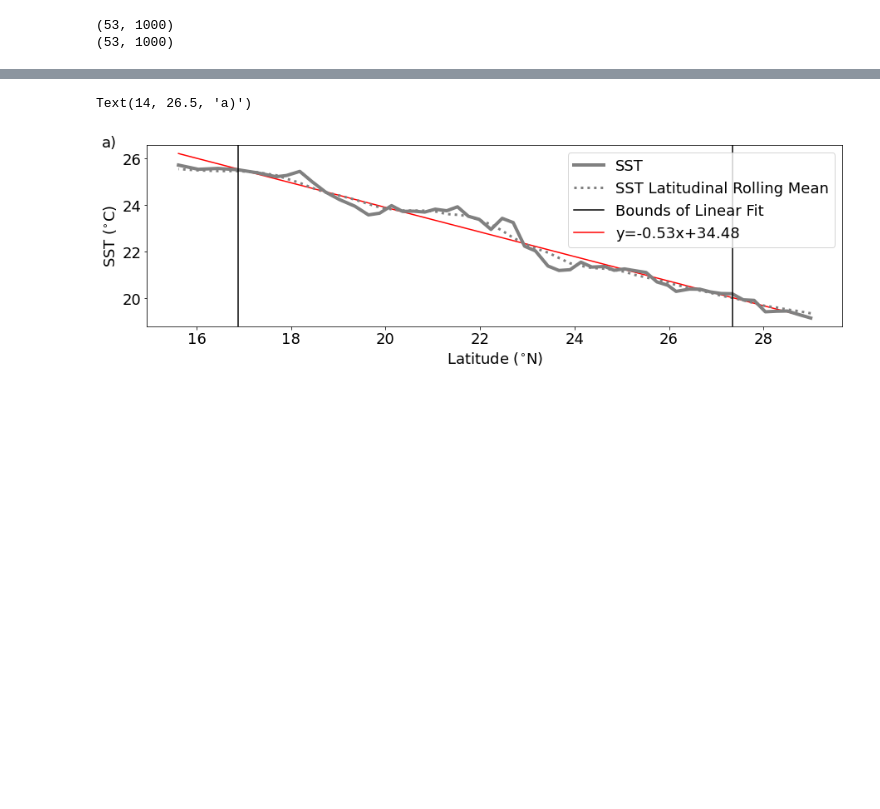
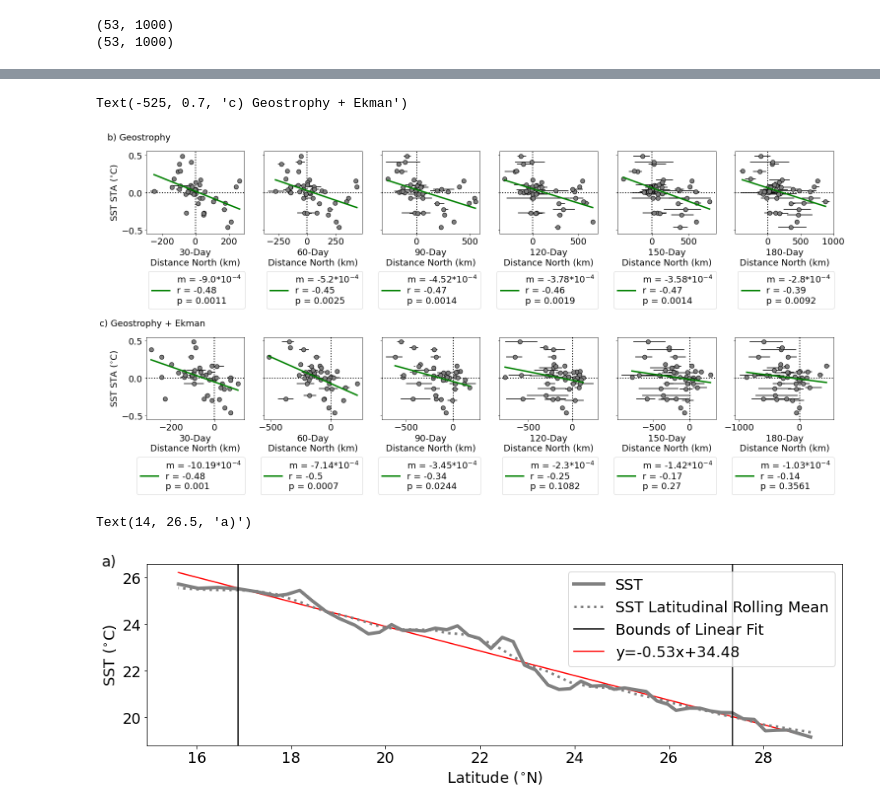
Before and after one commit to lexi-jones/G4_phyto_advection, a Jupyter notebook: SST_and_TKE/temp_lat_advection.ipynb, the cells around one changed output, grey strips where cells are left out. Cells and saved outputs as stored; diff of their text form; code cells hidden in the pictures; blank space fills up the shorter version.

```diff
--- a/SST_and_TKE/temp_lat_advection.ipynb
+++ b/SST_and_TKE/temp_lat_advection.ipynb
@@ -221,15 +342,0 @@ ax[0].text(-525,0.7,'b) Geostrophy')
-# %%
-fig,ax = plt.subplots(1,6,figsize=(25,3))
-
-days_to_plot = [30,60,90,120,150,180]
-
-for i in range(6):
-    plt_env_versus_distance_north(days_to_plot[i],'gray',ax[i],'oscar')
-    ax[i].set_xlabel('%s-Day\nDistance North (km)'%(days_to_plot[i]))
-    ax[i].set_ylim([-0.55,0.55])
-    if i != 0:
-        ax[i].set_yticklabels([])
-
-ax[0].set_ylabel('SST STA ($^{\circ}$C)')
-ax[0].text(-525,0.7,'c) Geostrophy + Ekman')
-#plt.savefig(euk_paper_dir + 'figs/supp/prelim/temp_STA_vs_dist_north_oscar_v2.pdf',dpi=350, bbox_inches='tight', format='pdf')
@@ -339,2 +343,33 @@ Text(-8, 0.6, 'd)')
+# %%
+fig,ax = plt.subplots(2,6,figsize=(25,10))
+plt.subplots_adjust(hspace=1.25)
+
+days_to_plot = [30,60,90,120,150,180]
+
+for i in range(6):
+    ### CMEMS ###
+    plt_env_versus_distance_north(days_to_plot[i],'gray',ax[0,i],'cmems')
+    ax[0,i].set_xlabel('%s-Day\nDistance North (km)'%(days_to_plot[i]))
+    ax[0,i].set_ylim([-0.55,0.55])
+
+    ### OSCAR ###
+    plt_env_versus_distance_north(days_to_plot[i],'gray',ax[1,i],'oscar')
+    ax[1,i].set_xlabel('%s-Day\nDistance North (km)'%(days_to_plot[i]))
+    ax[1,i].set_ylim([-0.55,0.55])
+
+    if i != 0:
+        ax[0,i].set_yticklabels([])
+        ax[1,i].set_yticklabels([])
+
+
+ax[0,0].set_ylabel('SST STA ($^{\circ}$C)')
+ax[0,0].text(-525,0.7,'b) Geostrophy')
+ax[1,0].set_ylabel('SST STA ($^{\circ}$C)')
+ax[1,0].text(-525,0.7,'c) Geostrophy + Ekman')
+
+#plt.savefig(euk_paper_dir + 'figs/supp/prelim/temp_STA_vs_dist_north_cmems_v2.pdf',dpi=350, bbox_inches='tight', format='pdf')
+# %% [output]
+Text(-525, 0.7, 'c) Geostrophy + Ekman')
+[figure, added]
 # %%
 fig,ax = plt.subplots(1,1,figsize=(15,4))
```
Also changed, not shown: parts of 26 cells of this notebook, 2 other files.
